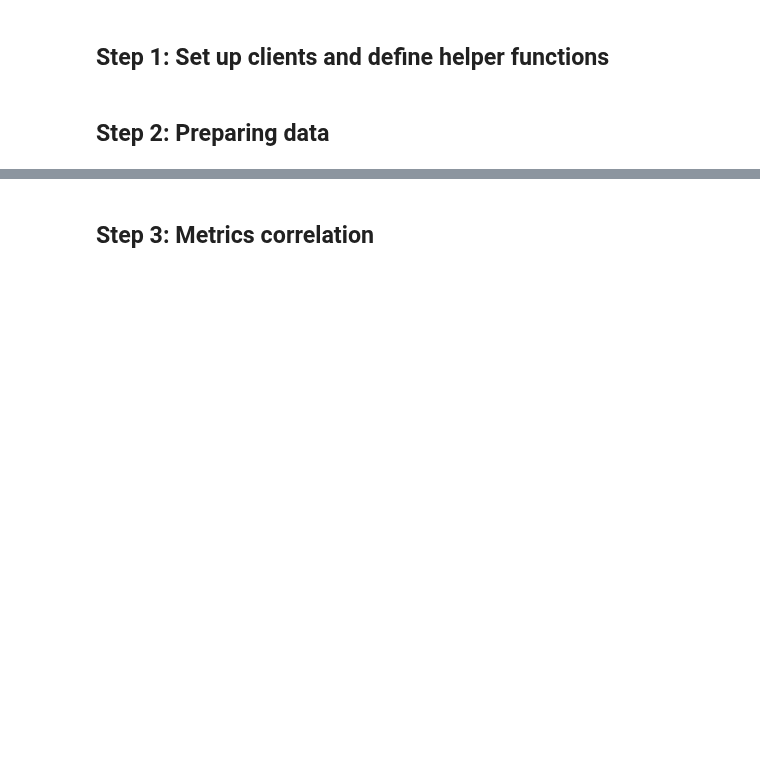
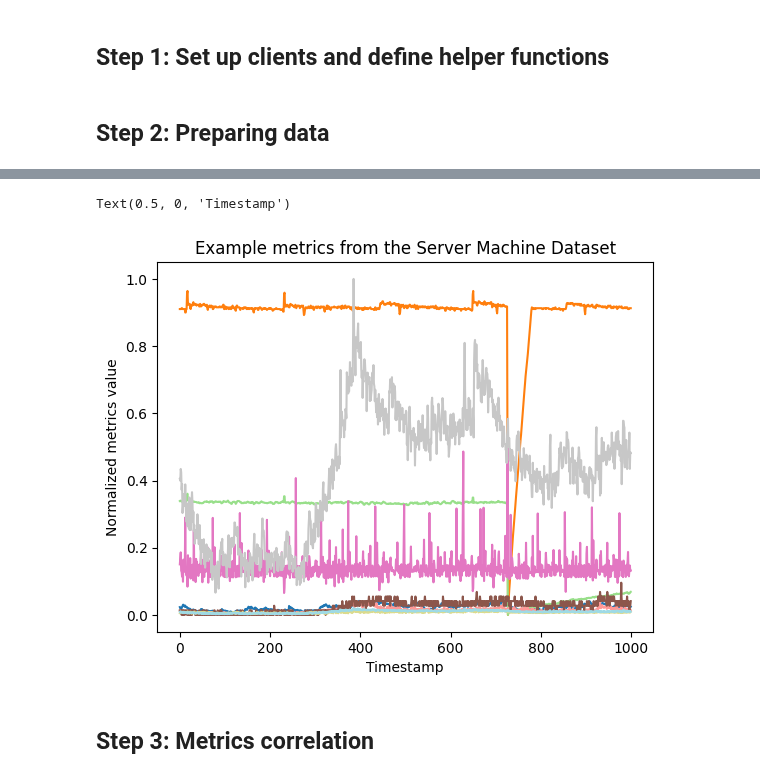
Before and after one commit to opensearch-project/opensearch-py-ml, a Jupyter notebook: docs/source/examples/demo_metrics_correlation.ipynb, the cells around one changed output, grey strips where cells are left out. Drawn from its saved outputs; the diff is of its cells as text; code cells hidden in the pictures; blank space fills up the shorter version.

```diff
--- a/docs/source/examples/demo_metrics_correlation.ipynb
+++ b/docs/source/examples/demo_metrics_correlation.ipynb
@@ -59,4 +59,5 @@ ml_client = MLCommonClient(client)
 ## Step 2: Preparing data
 # %%
 # Reading csv files as a dataframes
-df_pd = pd.read_csv("data/SMD_small.csv.zip", header=None, index_col=None)
+df_pd = pd.read_csv("data/smd_data.csv", header=None)
+df_pd
@@ -100,2 +80,16 @@ df_pd_transposed
+# %%
+M, T = df_pd.shape
+cm = plt.get_cmap('tab20')
+vals = np.linspace(0, 1, M)
+
+for i in range(M):
+    plt.plot(df_pd.iloc[i], color = cm(vals[i]))
+
+plt.title('Example metrics from the Server Machine Dataset')
+plt.ylabel('Normalized metrics value')
+plt.xlabel('Timestamp')
+# %% [output]
+Text(0.5, 0, 'Timestamp')
+[figure, added]
 # %% [markdown]
 ## Step 3: Metrics correlation
```
Also changed, not shown: parts of 27 cells of this notebook, 2 other files.
